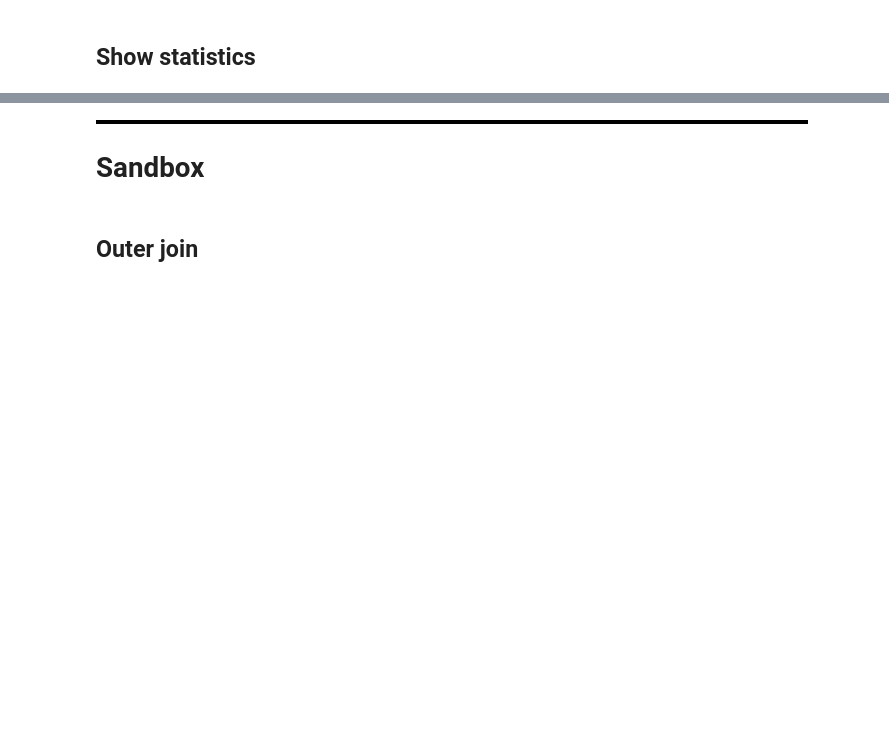
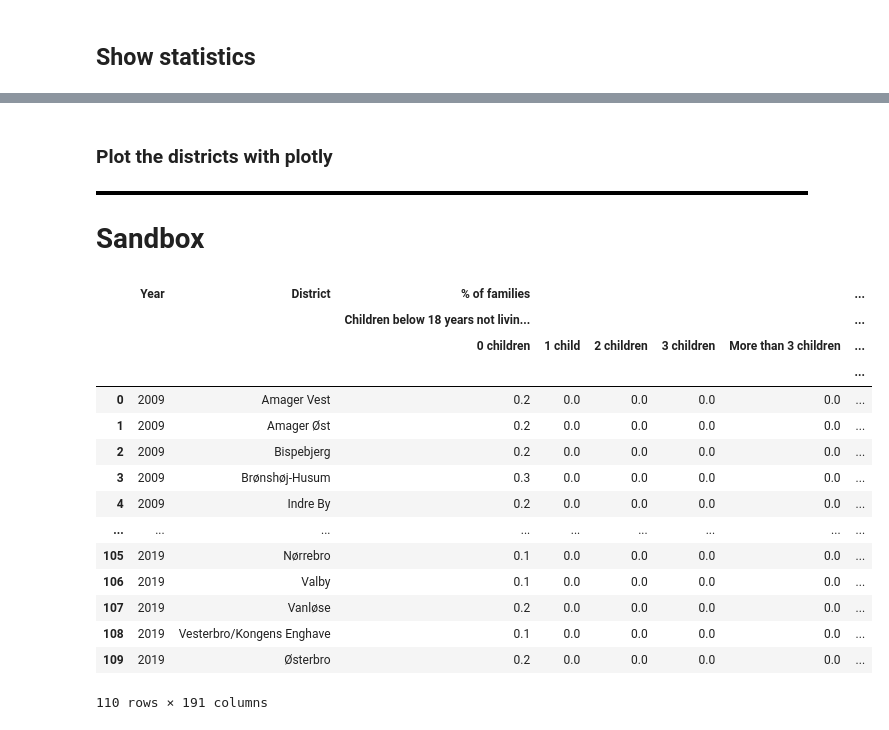
Before and after one commit to wojciechdk/social_data_analysis_and_visualization_final_project, a Jupyter notebook: data_visualization.ipynb, the cells around one changed output, grey strips where cells are left out. Drawn from its saved outputs; the diff is of its cells as text; code cells hidden in the pictures; blank space fills up the shorter version.

```diff
--- a/data_visualization.ipynb
+++ b/data_visualization.ipynb
@@ -850,6 +1031,6 @@ show_stats(df_dwellings)
+# %% [markdown]
+###  Plot the districts with plotly
 # %% [markdown]
 <p style="border:2px solid black"> </p>
 
 # Sandbox
-# %% [markdown]
-## Outer join
@@ -929,0 +1037,22 @@ display(df1.merge(df2, how='inner'))
+# %%
+# Save the superset to hard drive.
+df_superset = pd.read_pickle(path_data_clean_root / 'cph_clean_superset.pkl')
+
+display(df_superset)
+# %% [output]
+|  | Year | District | % of families |  |  |  |  | ... |
+|  |  |  | Children below 18 years not livin... |  |  |  |  | ... |
+|  |  |  | 0 children | 1 child | 2 children | 3 children | More than 3 children | ... |
+|  |  |  |  |  |  |  |  | ... |
+| 0 | 2009 | Amager Vest | 0.2 | 0.0 | 0.0 | 0.0 | 0.0 | ... |
+| 1 | 2009 | Amager Øst | 0.2 | 0.0 | 0.0 | 0.0 | 0.0 | ... |
+| 2 | 2009 | Bispebjerg | 0.2 | 0.0 | 0.0 | 0.0 | 0.0 | ... |
+| 3 | 2009 | Brønshøj-Husum | 0.3 | 0.0 | 0.0 | 0.0 | 0.0 | ... |
+| 4 | 2009 | Indre By | 0.2 | 0.0 | 0.0 | 0.0 | 0.0 | ... |
+| ... | ... | ... | ... | ... | ... | ... | ... | ... |
+| 105 | 2019 | Nørrebro | 0.1 | 0.0 | 0.0 | 0.0 | 0.0 | ... |
+| 106 | 2019 | Valby | 0.1 | 0.0 | 0.0 | 0.0 | 0.0 | ... |
+| 107 | 2019 | Vanløse | 0.2 | 0.0 | 0.0 | 0.0 | 0.0 | ... |
+| 108 | 2019 | Vesterbro/Kongens Enghave | 0.1 | 0.0 | 0.0 | 0.0 | 0.0 | ... |
+| 109 | 2019 | Østerbro | 0.2 | 0.0 | 0.0 | 0.0 | 0.0 | ... |
+110 rows × 191 columns
```
Also changed, not shown: parts of 47 cells of this notebook, 5 other files.
